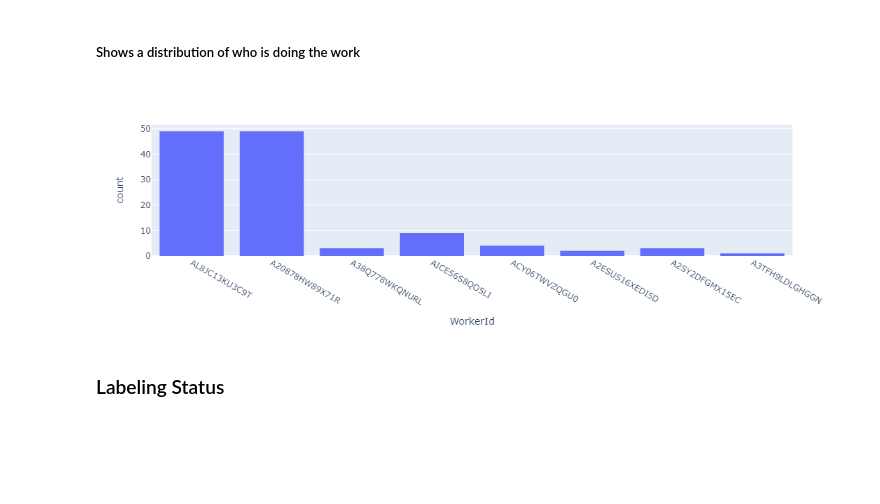
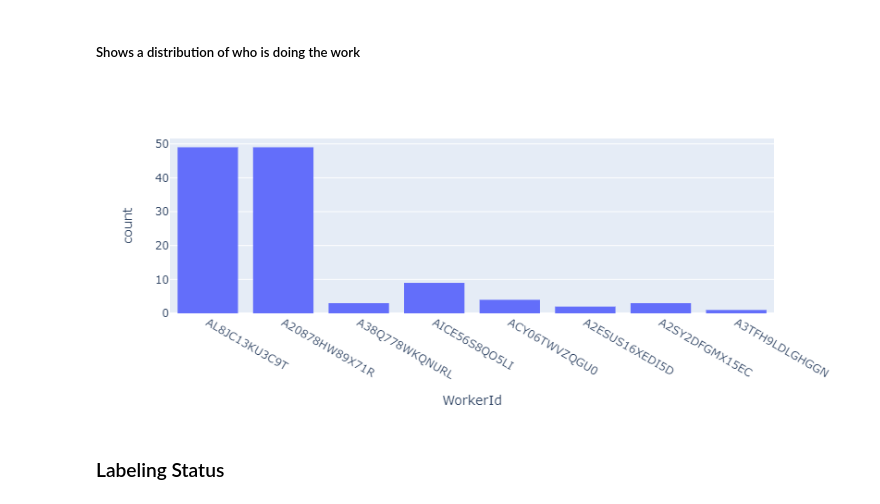
Before and after one commit to nasa-petal/data-collection-and-prep, a Jupyter notebook: notebooks/mturk_vis.ipynb, the cells around one changed output. Cells and saved outputs as stored; diff of their text form; code cells hidden in the pictures; blank space fills up the shorter version.

Commit message:
adding svg images of the plots

```diff
--- a/notebooks/mturk_vis.ipynb
+++ b/notebooks/mturk_vis.ipynb
@@ -46,9 +47,11 @@ fig2
 # %% [markdown]
 ##### Shows a distribution of who is doing the work
 # %%
-px.histogram(df, x="WorkerId")
+fig4 = px.histogram(df, x="WorkerId")
+fig4.show("svg")
+fig4
 # %% [output]
-[figure, old version]
+[figure, new version]
 # %% [markdown]
 ### Labeling Status
 # %% [markdown]
```
Also changed, not shown: parts of 4 cells of this notebook.
